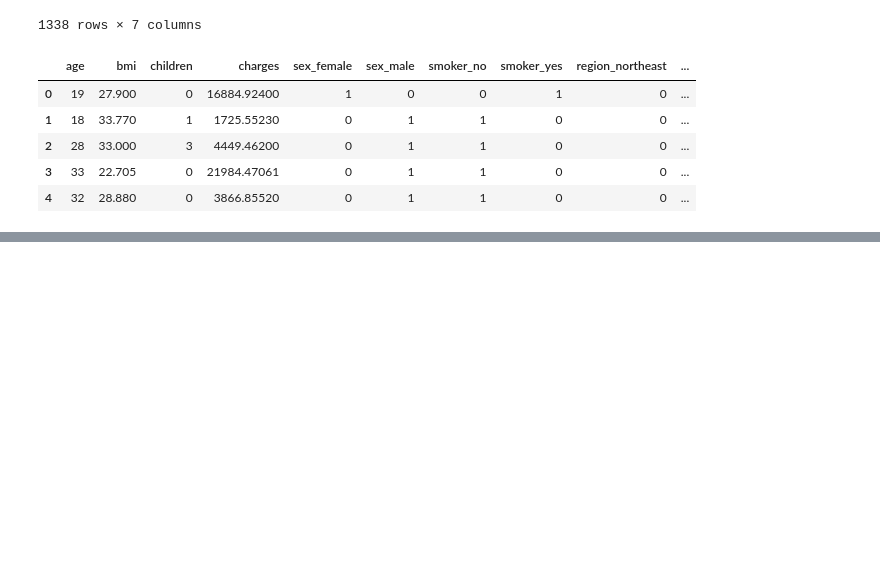
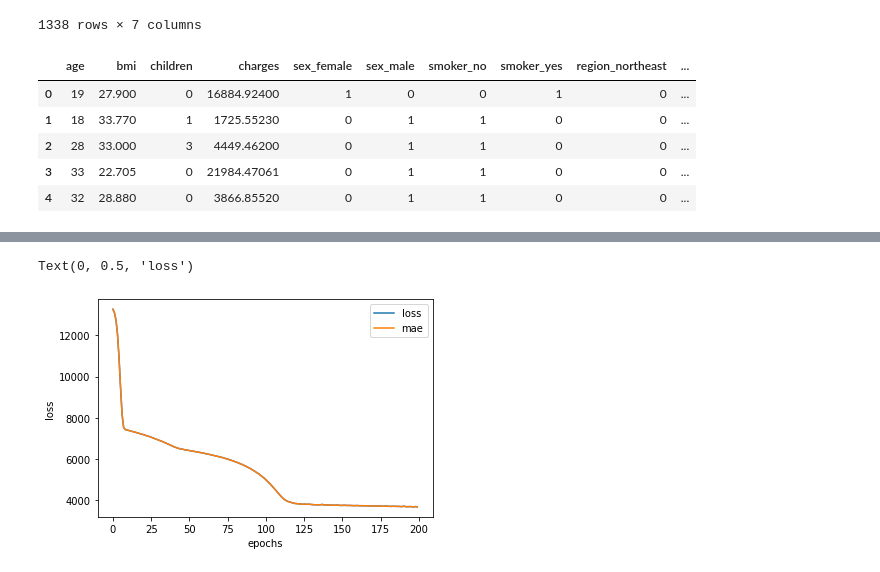
Before and after one commit to hrushikute/DataAnalytics, a Jupyter notebook: 01_neural_ntewrok_regression_with_tensorflow.ipynb, the cells around one changed output, grey strips where cells are left out. Drawn from its saved outputs; the diff is of its cells as text; code cells hidden in the pictures; blank space fills up the shorter version.

```diff
--- a/01_neural_ntewrok_regression_with_tensorflow.ipynb
+++ b/01_neural_ntewrok_regression_with_tensorflow.ipynb
@@ -468,0 +613,18 @@ insurance_one_hot.head()
+# %%
+#Now since the loss is decreasing lets train the model for larger epochs.
+tf.random.set_seed(42)
+
+#Create a model
+insurance_model_3 = tf.keras.Sequential([
+                                         tf.keras.layers.Dense(100),
+                                         tf.keras.layers.Dense(10),
+                                         tf.keras.layers.Dense(1)
+], name="insurance_model_3")
+
+#compile the model
+
+insurance_model_3.compile(loss=tf.keras.losses.mae,
+                          optimizer=tf.keras.optimizers.Adam(),
+                          metrics=["mae"])
+#fit the model
+history_3=insurance_model_3.fit(X_train,y_train,epochs=200)
@@ -468,0 +649,7 @@ insurance_one_hot.head()
+# %%
+pd.DataFrame(history_3.history).plot()
+plt.xlabel("epochs")
+plt.ylabel("loss")
+# %% [output]
+Text(0, 0.5, 'loss')
+[figure, added]
```
Also changed, not shown: parts of 19 cells of this notebook.
